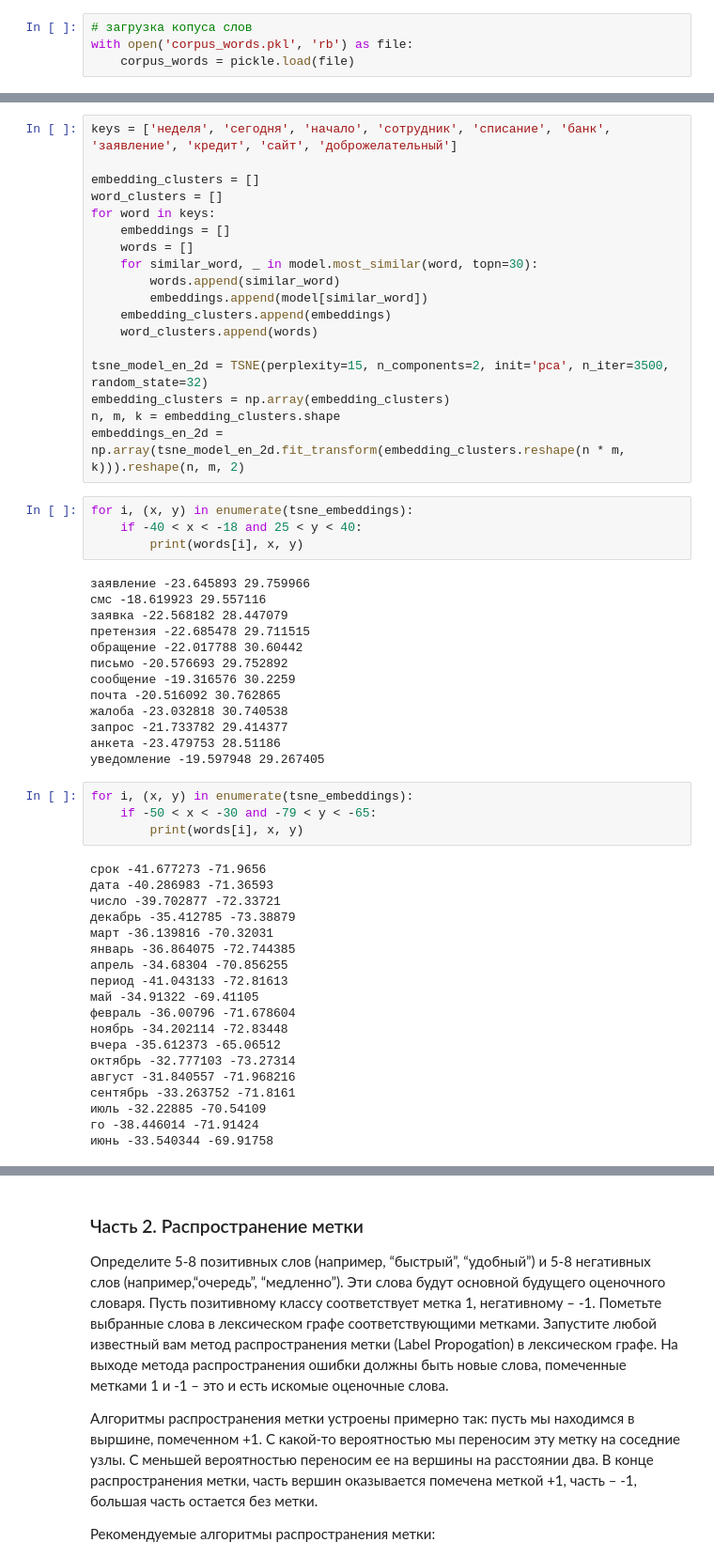
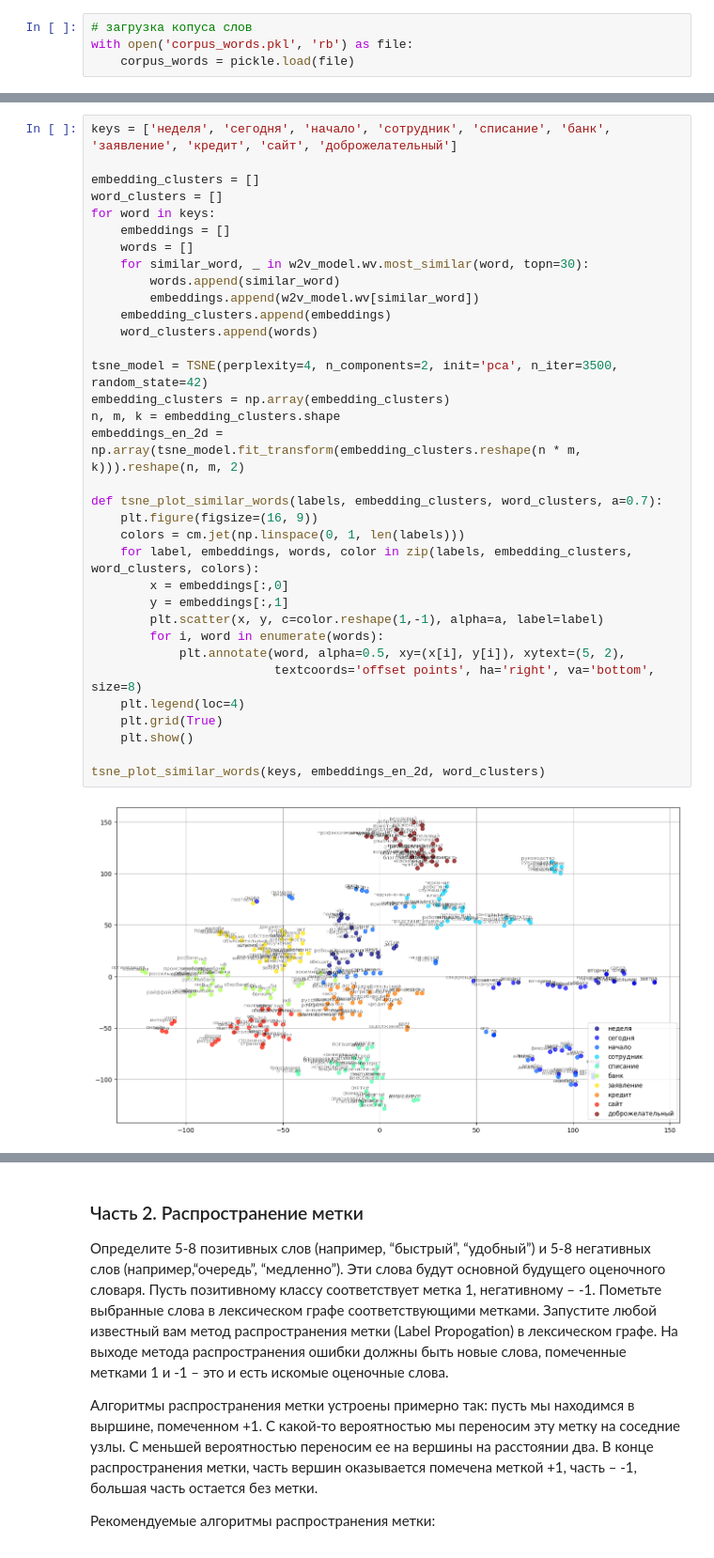
Before and after one commit to p-maksimova/sentiment-analysis-dict-hw, a Jupyter notebook: hw-3.ipynb, the cells around one changed output, grey strips where cells are left out. Shown at 94% size. Cells and saved outputs as stored; diff of their text form.

```diff
--- a/hw-3.ipynb
+++ b/hw-3.ipynb
@@ -288,58 +242,36 @@ tsne_plot('banki_responses_top_500', tsne_embeddings, words)
 # %%
 keys = ['неделя', 'сегодня', 'начало', 'сотрудник', 'списание', 'банк', 'заявление', 'кредит', 'сайт', 'доброжелательный']
 
 embedding_clusters = []
 word_clusters = []
 for word in keys:
     embeddings = []
     words = []
-    for similar_word, _ in model.most_similar(word, topn=30):
+    for similar_word, _ in w2v_model.wv.most_similar(word, topn=30):
         words.append(similar_word)
-        embeddings.append(model[similar_word])
+        embeddings.append(w2v_model.wv[similar_word])
     embedding_clusters.append(embeddings)
     word_clusters.append(words)
 
-tsne_model_en_2d = TSNE(perplexity=15, n_components=2, init='pca', n_iter=3500, random_state=32)
+tsne_model = TSNE(perplexity=4, n_components=2, init='pca', n_iter=3500, random_state=42)
 embedding_clusters = np.array(embedding_clusters)
 n, m, k = embedding_clusters.shape
-embeddings_en_2d = np.array(tsne_model_en_2d.fit_transform(embedding_clusters.reshape(n * m, k))).reshape(n, m, 2)
+embeddings_en_2d = np.array(tsne_model.fit_transform(embedding_clusters.reshape(n * m, k))).reshape(n, m, 2)
+
+def tsne_plot_similar_words(labels, embedding_clusters, word_clusters, a=0.7):
+    plt.figure(figsize=(16, 9))
+    colors = cm.jet(np.linspace(0, 1, len(labels)))
+    for label, embeddings, words, color in zip(labels, embedding_clusters, word_clusters, colors):
+        x = embeddings[:,0]
+        y = embeddings[:,1]
+        plt.scatter(x, y, c=color.reshape(1,-1), alpha=a, label=label)
+        for i, word in enumerate(words):
+            plt.annotate(word, alpha=0.5, xy=(x[i], y[i]), xytext=(5, 2),
+                         textcoords='offset points', ha='right', va='bottom', size=8)
+    plt.legend(loc=4)
+    plt.grid(True)
+    plt.show()
+
+tsne_plot_similar_words(keys, embeddings_en_2d, word_clusters)
+# %% [output]
+[figure, added]
-# %%
-for i, (x, y) in enumerate(tsne_embeddings):
-    if -40 < x < -18 and 25 < y < 40:
-        print(words[i], x, y)
-# %% [output]
-заявление -23.645893 29.759966
-смс -18.619923 29.557116
-заявка -22.568182 28.447079
-претензия -22.685478 29.711515
-обращение -22.017788 30.60442
-письмо -20.576693 29.752892
-сообщение -19.316576 30.2259
-почта -20.516092 30.762865
-жалоба -23.032818 30.740538
-запрос -21.733782 29.414377
-анкета -23.479753 28.51186
-уведомление -19.597948 29.267405
-# %%
-for i, (x, y) in enumerate(tsne_embeddings):
-    if -50 < x < -30 and -79 < y < -65:
-        print(words[i], x, y)
-# %% [output]
-срок -41.677273 -71.9656
-дата -40.286983 -71.36593
-число -39.702877 -72.33721
-декабрь -35.412785 -73.38879
-март -36.139816 -70.32031
-январь -36.864075 -72.744385
-апрель -34.68304 -70.856255
-период -41.043133 -72.81613
-май -34.91322 -69.41105
-февраль -36.00796 -71.678604
-ноябрь -34.202114 -72.83448
-вчера -35.612373 -65.06512
-октябрь -32.777103 -73.27314
-август -31.840557 -71.968216
-сентябрь -33.263752 -71.8161
-июль -32.22885 -70.54109
-го -38.446014 -71.91424
-июнь -33.540344 -69.91758
```
Also changed, not shown: parts of 9 cells of this notebook.
